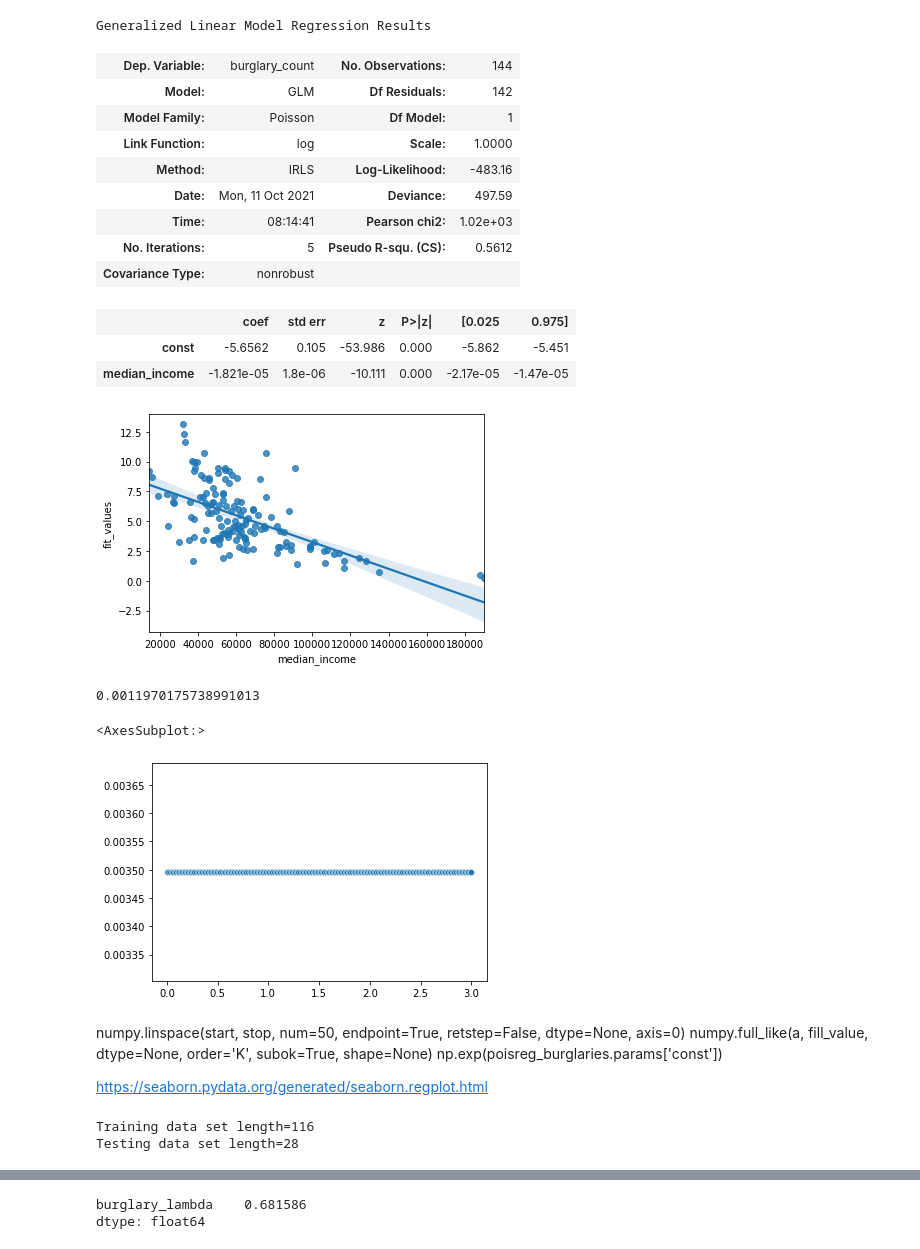
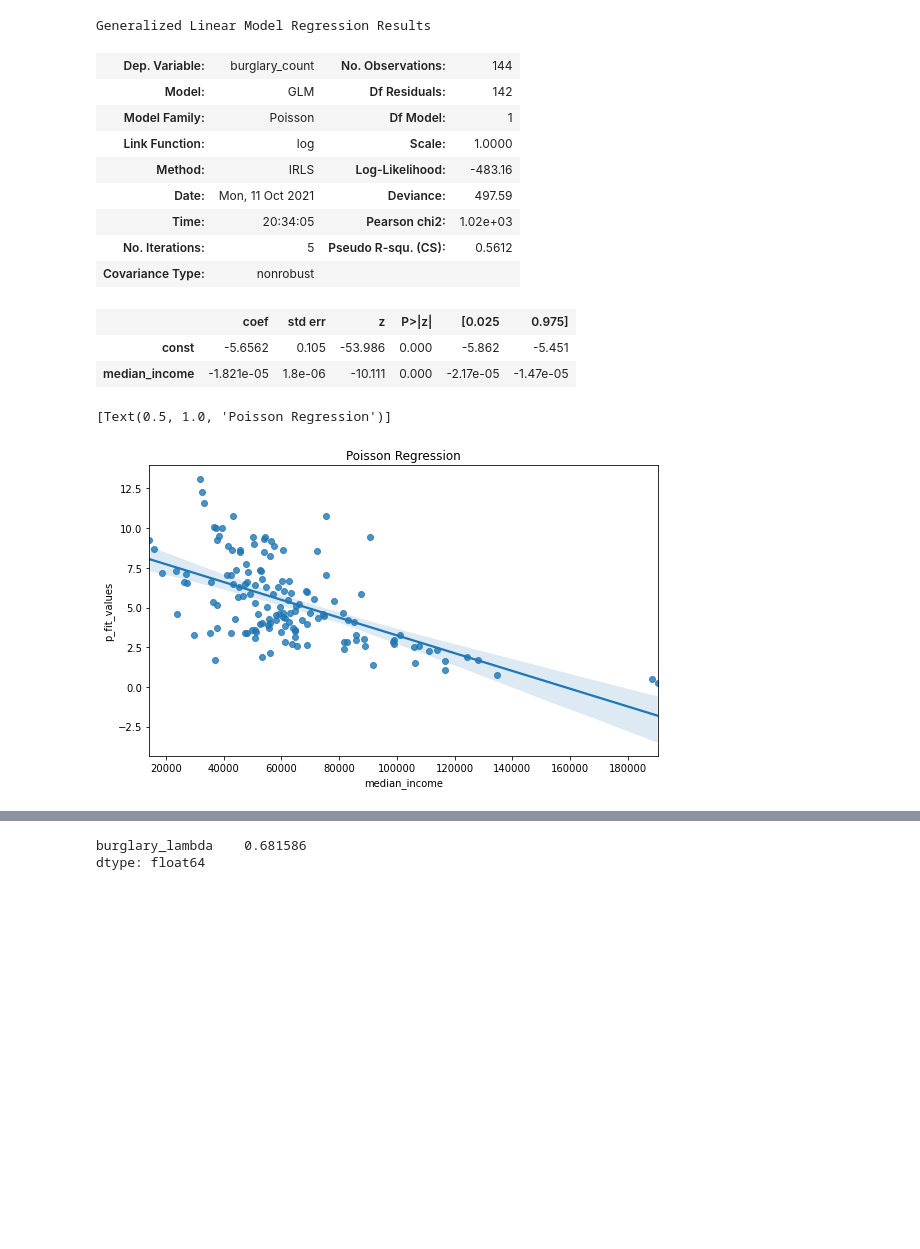
Before and after one commit to nss-data-science-cohort-5/geospatial_api-silver-sharks, a Jupyter notebook: Question_5.ipynb, the cells around one changed output, grey strips where cells are left out. Saved outputs shown, nothing was run; the diff lists cells and outputs as text; code cells hidden in the pictures; blank space fills up the shorter version.

```diff
--- a/Question_5.ipynb
+++ b/Question_5.ipynb
@@ -38,6 +39,11 @@ Generalized Linear Model Regression Results
 |  | coef | std err | z | P>|z| | [0.025 | 0.975] |
 | const | -6.7279 | 0.036 | -186.571 | 0.000 | -6.799 | -6.657 |
 # %%
+expr = """burglary_count ~ median_income"""
+
+y_train, X_train = dmatrices(expr, tract_pop_income, return_type='dataframe')
+y_test, X_test = dmatrices(expr, tract_pop_income, return_type='dataframe')
+
 burg_income_pois =  (sm.GLM(endog = tract_pop_income['burglary_count'],
                               exog = sm.add_constant(tract_pop_income['median_income']),
                               family = sm.families.Poisson(),
@@ -53,22 +59,18 @@ Generalized Linear Model Regression Results
 | Link Function: | log | Scale: | 1.0000 |
 | Method: | IRLS | Log-Likelihood: | -483.16 |
 | Date: | Mon, 11 Oct 2021 | Deviance: | 497.59 |
-| Time: | 08:14:41 | Pearson chi2: | 1.02e+03 |
+| Time: | 20:34:05 | Pearson chi2: | 1.02e+03 |
 | No. Iterations: | 5 | Pseudo R-squ. (CS): | 0.5612 |
 | Covariance Type: | nonrobust |  |  |
 |  | coef | std err | z | P>|z| | [0.025 | 0.975] |
 | const | -5.6562 | 0.105 | -53.986 | 0.000 | -5.862 | -5.451 |
 | median_income | -1.821e-05 | 1.8e-06 | -10.111 | 0.000 | -2.17e-05 | -1.47e-05 |
 # %%
-tract_pop_income['fit_values'] = burg_income_pois.fittedvalues
+tract_pop_income['p_fit_values'] = burg_income_pois.fittedvalues
 
-sns.regplot('median_income', 'fit_values',
-                data = tract_pop_income);
+plt.rcParams["figure.figsize"] = [8, 5]
+sns.regplot('median_income', 'p_fit_values',
+                data = tract_pop_income).set(title="Poisson Regression")
 # %% [output]
+[Text(0.5, 1.0, 'Poisson Regression')]
-[figure, old version]
+[figure, new version]
-# %%
-#fill
-np.exp(burg_base_pois.params['const'])
-#full_like
-# %% [output]
-0.0011970175738991013
@@ -77,26 +77,3 @@ line = np.linspace(0, 3, num=200)
-# %%
-y = np.full_like(line, np.exp(burg_income_pois.params['const']))
-
-sns.scatterplot(line, y)
-# %% [output]
-<AxesSubplot:>
-[figure, removed]
-# %% [markdown]
-numpy.linspace(start, stop, num=50, endpoint=True, retstep=False, dtype=None, axis=0)
-numpy.full_like(a, fill_value, dtype=None, order='K', subok=True, shape=None)
-np.exp(poisreg_burglaries.params['const'])
-
-https://seaborn.pydata.org/generated/seaborn.regplot.html
-# %%
-mask = np.random.rand(len(tract_pop_income)) < 0.8
-
-tract_pop_income_train = tract_pop_income[mask]
-tract_pop_income_test = tract_pop_income[~mask]
-print('Training data set length='+str(len(tract_pop_income_train)))
-print('Testing data set length='+str(len(tract_pop_income_test)))
-# %% [output]
-Training data set length=116
-Testing data set length=28
 # %%
 expr = """burglary_count ~ median_income"""
 
```
Also changed, not shown: parts of 13 cells of this notebook.
